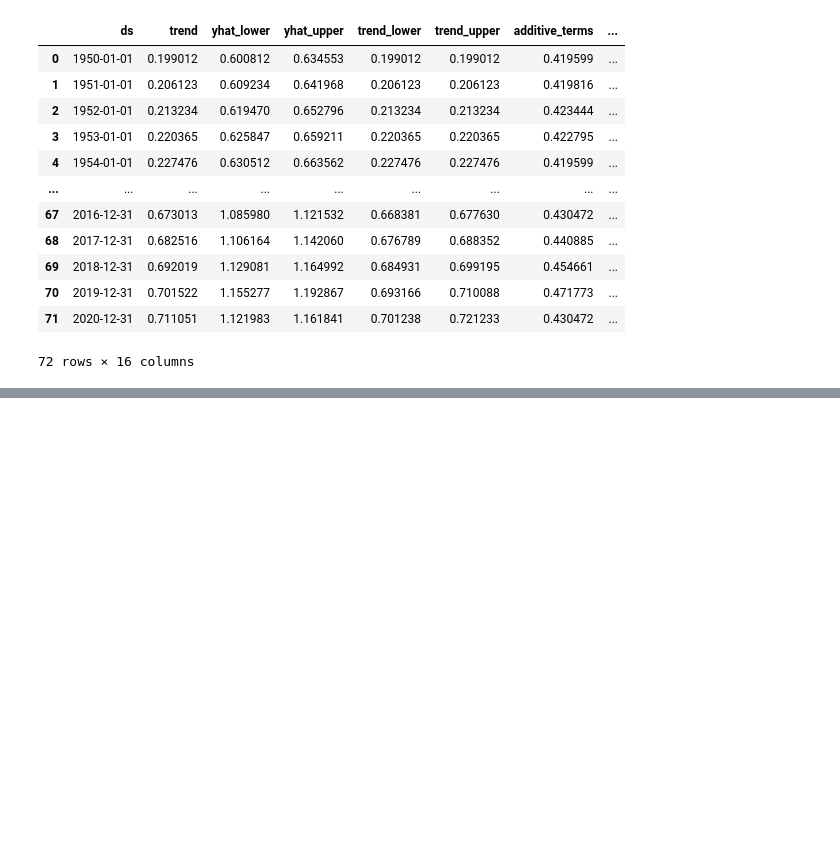
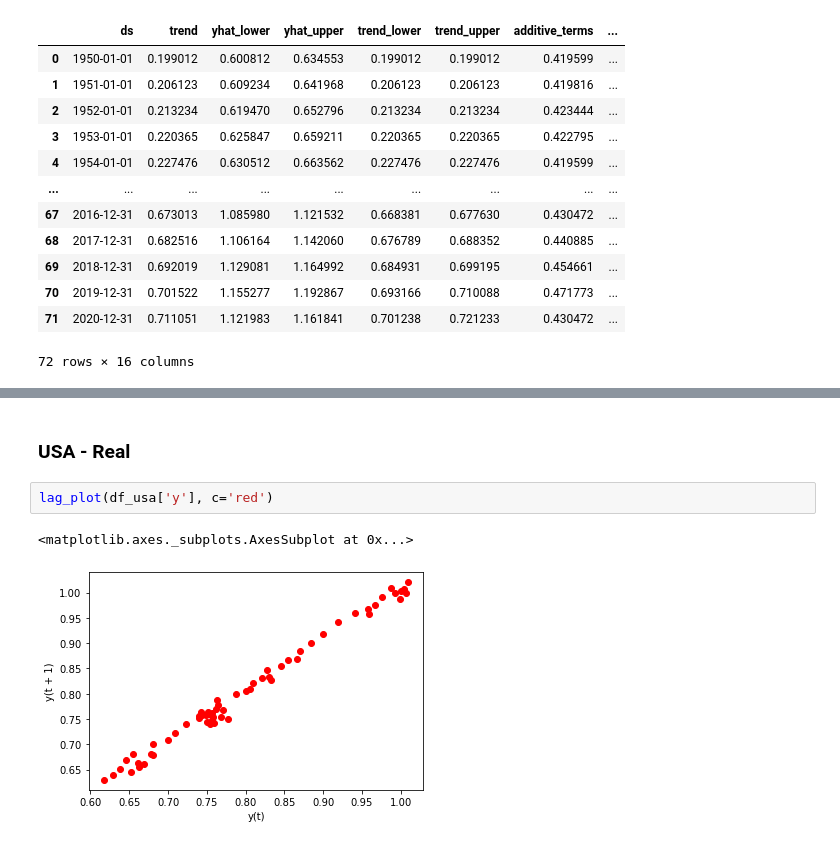
Before and after one commit to yguenka/4intelligence-Case, a Jupyter notebook: Data Analysis Skill Test.ipynb, the cells around one changed output, grey strips where cells are left out. Drawn from its saved outputs; the diff is of its cells as text; blank space fills up the shorter version.

```diff
--- a/Data Analysis Skill Test.ipynb
+++ b/Data Analysis Skill Test.ipynb
@@ -111,0 +120,7 @@ forecast
+# %% [markdown]
+### USA - Real
+# %%
+lag_plot(df_usa['y'], c='red')
+# %% [output]
+<matplotlib.axes._subplots.AxesSubplot at 0x...>
+[figure, added]
```
Also changed, not shown: parts of 13 cells of this notebook.
